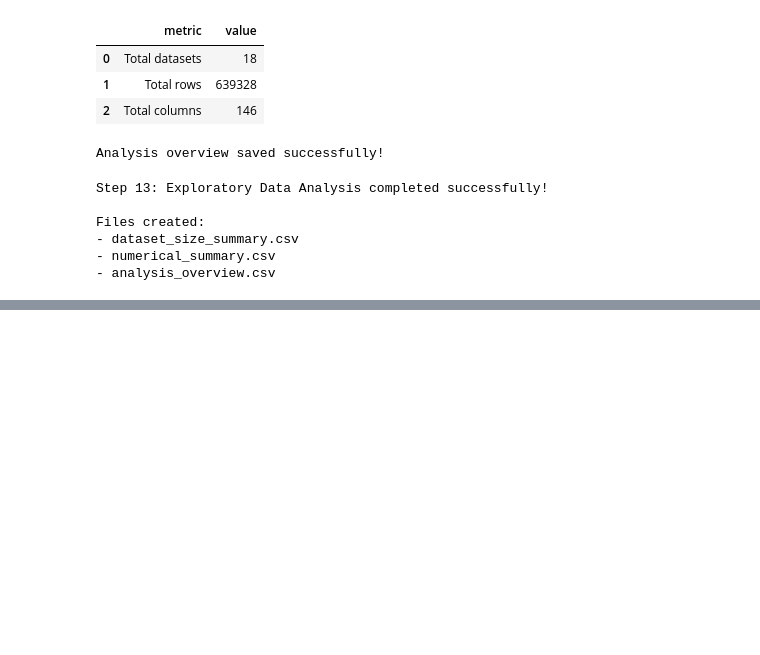
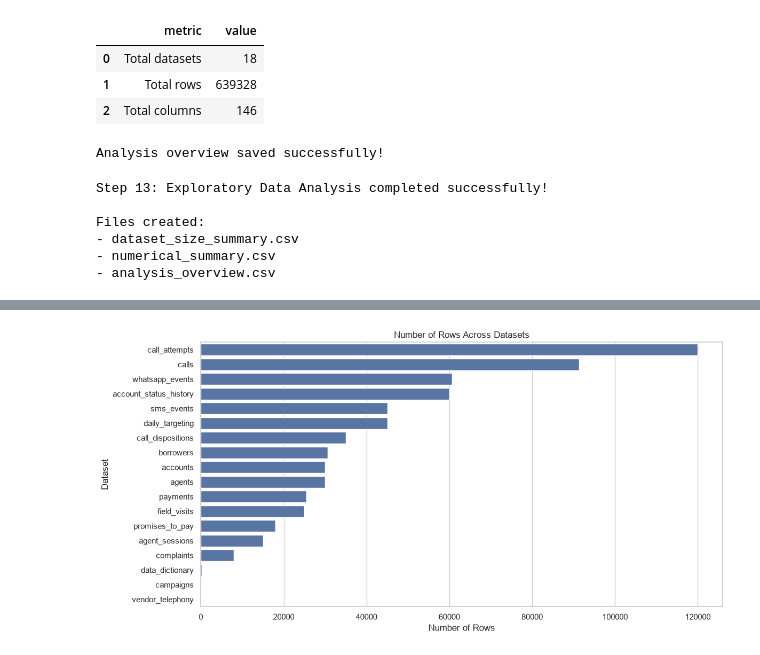
Before and after one commit to Rohit3435/Data_Analyst_Assignment, a Jupyter notebook: Data_Analyst_Project.ipynb, the cells around one changed output, grey strips where cells are left out. Cells and saved outputs as stored; diff of their text form; code cells hidden in the pictures; blank space fills up the shorter version.

Commit message:
Complete step 14 data visualization and exploratory insights

```diff
--- a/Data_Analyst_Project.ipynb
+++ b/Data_Analyst_Project.ipynb
@@ -2032,0 +2039,7 @@ Files created:
+# %%
+import matplotlib.pyplot as plt
+import seaborn as sns
+
+sns.set_theme(style="whitegrid")
+
+print("Visualization libraries imported successfully!")
@@ -2032,0 +2048,6 @@ Files created:
+# %%
+print("Number of datasets loaded:", len(datasets))
+
+print("\nAvailable datasets:")
+for dataset_name in datasets.keys():
+    print("-", dataset_name)
@@ -2032,0 +2072,16 @@ Files created:
+# %%
+dataset_size_df = pd.DataFrame(
+    [
+        {
+            "dataset": dataset_name,
+            "rows": dataframe.shape[0],
+            "columns": dataframe.shape[1]
+        }
+        for dataset_name, dataframe in datasets.items()
+    ]
+).sort_values(
+    by="rows",
+    ascending=False
+).reset_index(drop=True)
+
+dataset_size_df
@@ -2032,0 +2106,17 @@ Files created:
+# %%
+plt.figure(figsize=(12, 6))
+
+sns.barplot(
+    data=dataset_size_df,
+    x="rows",
+    y="dataset"
+)
+
+plt.title("Number of Rows Across Datasets")
+plt.xlabel("Number of Rows")
+plt.ylabel("Dataset")
+
+plt.tight_layout()
+plt.show()
+# %% [output]
+[figure, added]
```
Also changed, not shown: parts of 15 cells of this notebook, 4 other files.
